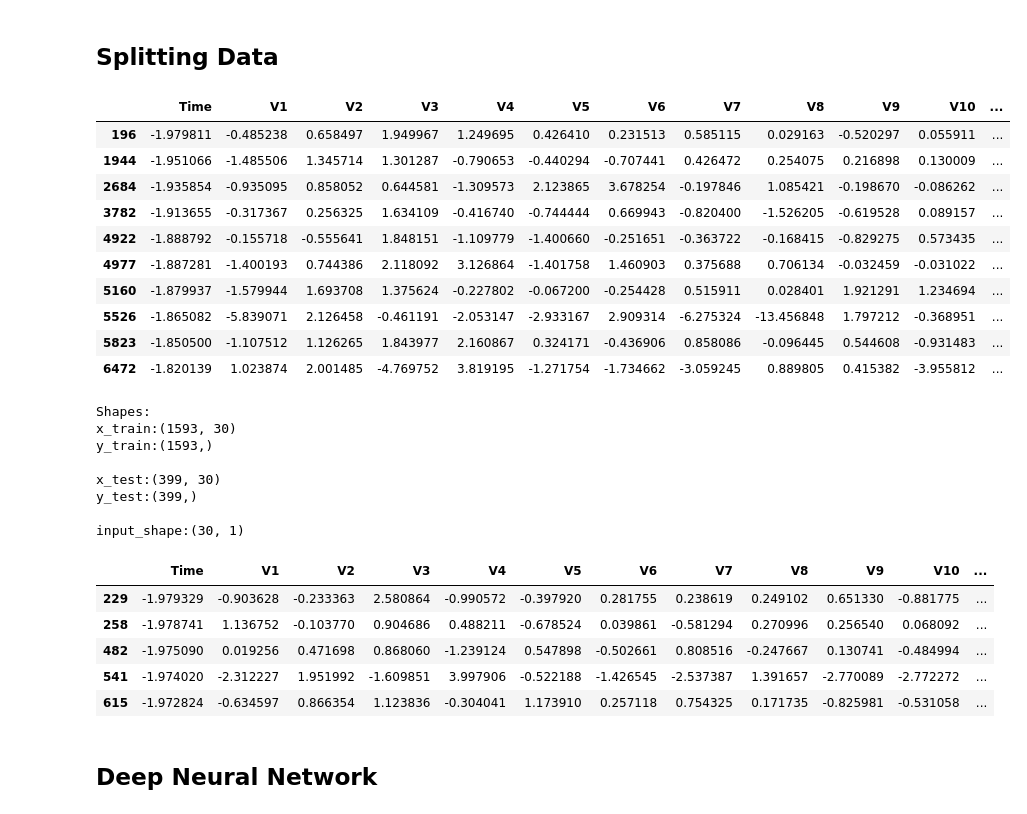
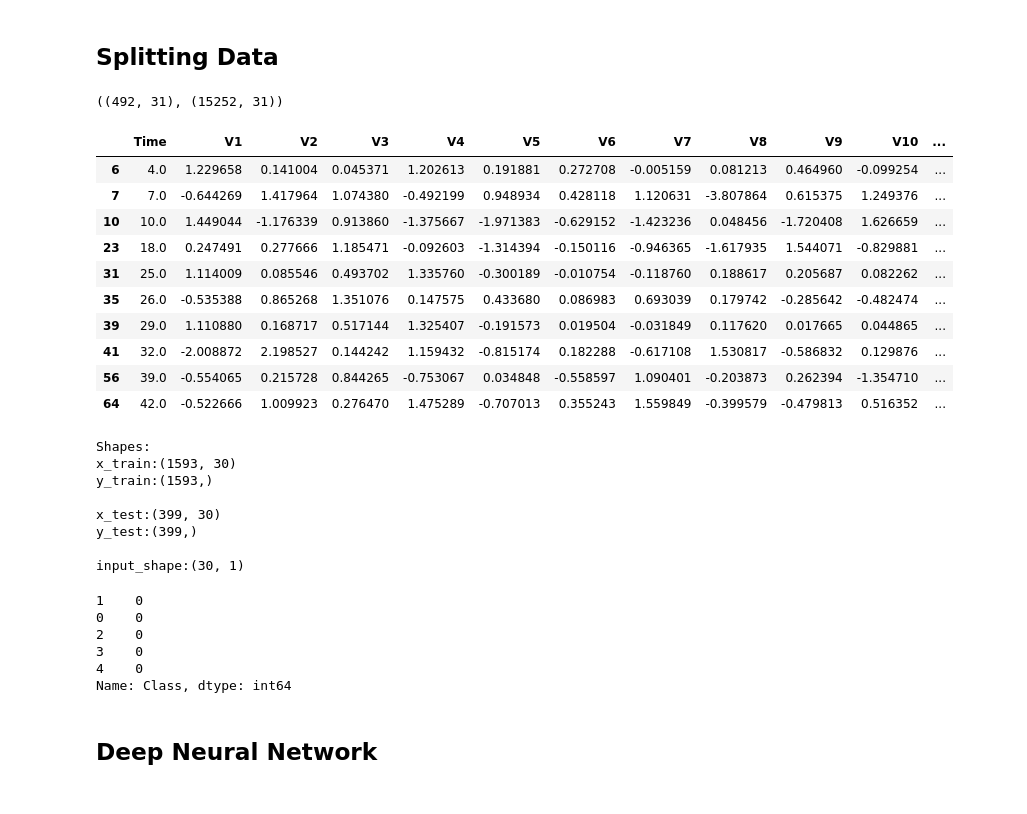
Before and after one commit to ldselvera/Fraud_Detection_Deep_Learning, a Jupyter notebook: Fraud_Detection.ipynb, the cells around one changed output. Drawn from its saved outputs; the diff is of its cells as text; code cells hidden in the pictures.

```diff
--- a/Fraud_Detection.ipynb
+++ b/Fraud_Detection.ipynb
@@ -172,34 +179,38 @@ df['Amount'] = StandardScaler().fit_transform(df['Amount'].values.reshape(-1, 1)
 df['Time'] = StandardScaler().fit_transform(df['Time'].values.reshape(-1, 1))
 # %% [markdown]
 ## Splitting Data
+# %%
+anomalies = df[df["Class"] == 1]
+normal = df[df["Class"] == 0]
+
+anomalies.shape, normal.shape
+# %% [output]
+((492, 31), (15252, 31))
 # %%
-anomalies = df[df["Class"] == 1]
-normal = df[df["Class"] == 0]
-
-data_set = pd.concat([normal[:1500], anomalies])
+data_set = pd.concat([non_fraud_data[:1500], fraud_data])
 
 x_train, x_test = train_test_split(data_set, test_size = 0.2)
 
 x_train = x_train.sort_values(by=['Time'])
 x_test = x_test.sort_values(by=['Time'])
 
 y_train = x_train["Class"]
 y_test = x_test["Class"]
 
 x_train = x_train.drop("Class",axis=1)
 x_test = x_test.drop("Class",axis=1)
 
 x_test.head(10)
 # %% [output]
 |  | Time | V1 | V2 | V3 | V4 | V5 | V6 | V7 | V8 | V9 | V10 | ... |
-| 196 | -1.979811 | -0.485238 | 0.658497 | 1.949967 | 1.249695 | 0.426410 | 0.231513 | 0.585115 | 0.029163 | -0.520297 | 0.055911 | ... |
-| 1944 | -1.951066 | -1.485506 | 1.345714 | 1.301287 | -0.790653 | -0.440294 | -0.707441 | 0.426472 | 0.254075 | 0.216898 | 0.130009 | ... |
-| 2684 | -1.935854 | -0.935095 | 0.858052 | 0.644581 | -1.309573 | 2.123865 | 3.678254 | -0.197846 | 1.085421 | -0.198670 | -0.086262 | ... |
-| 3782 | -1.913655 | -0.317367 | 0.256325 | 1.634109 | -0.416740 | -0.744444 | 0.669943 | -0.820400 | -1.526205 | -0.619528 | 0.089157 | ... |
-| 4922 | -1.888792 | -0.155718 | -0.555641 | 1.848151 | -1.109779 | -1.400660 | -0.251651 | -0.363722 | -0.168415 | -0.829275 | 0.573435 | ... |
-| 4977 | -1.887281 | -1.400193 | 0.744386 | 2.118092 | 3.126864 | -1.401758 | 1.460903 | 0.375688 | 0.706134 | -0.032459 | -0.031022 | ... |
-| 5160 | -1.879937 | -1.579944 | 1.693708 | 1.375624 | -0.227802 | -0.067200 | -0.254428 | 0.515911 | 0.028401 | 1.921291 | 1.234694 | ... |
-| 5526 | -1.865082 | -5.839071 | 2.126458 | -0.461191 | -2.053147 | -2.933167 | 2.909314 | -6.275324 | -13.456848 | 1.797212 | -0.368951 | ... |
-| 5823 | -1.850500 | -1.107512 | 1.126265 | 1.843977 | 2.160867 | 0.324171 | -0.436906 | 0.858086 | -0.096445 | 0.544608 | -0.931483 | ... |
-| 6472 | -1.820139 | 1.023874 | 2.001485 | -4.769752 | 3.819195 | -1.271754 | -1.734662 | -3.059245 | 0.889805 | 0.415382 | -3.955812 | ... |
+| 6 | 4.0 | 1.229658 | 0.141004 | 0.045371 | 1.202613 | 0.191881 | 0.272708 | -0.005159 | 0.081213 | 0.464960 | -0.099254 | ... |
+| 7 | 7.0 | -0.644269 | 1.417964 | 1.074380 | -0.492199 | 0.948934 | 0.428118 | 1.120631 | -3.807864 | 0.615375 | 1.249376 | ... |
+| 10 | 10.0 | 1.449044 | -1.176339 | 0.913860 | -1.375667 | -1.971383 | -0.629152 | -1.423236 | 0.048456 | -1.720408 | 1.626659 | ... |
+| 23 | 18.0 | 0.247491 | 0.277666 | 1.185471 | -0.092603 | -1.314394 | -0.150116 | -0.946365 | -1.617935 | 1.544071 | -0.829881 | ... |
+| 31 | 25.0 | 1.114009 | 0.085546 | 0.493702 | 1.335760 | -0.300189 | -0.010754 | -0.118760 | 0.188617 | 0.205687 | 0.082262 | ... |
+| 35 | 26.0 | -0.535388 | 0.865268 | 1.351076 | 0.147575 | 0.433680 | 0.086983 | 0.693039 | 0.179742 | -0.285642 | -0.482474 | ... |
+| 39 | 29.0 | 1.110880 | 0.168717 | 0.517144 | 1.325407 | -0.191573 | 0.019504 | -0.031849 | 0.117620 | 0.017665 | 0.044865 | ... |
+| 41 | 32.0 | -2.008872 | 2.198527 | 0.144242 | 1.159432 | -0.815174 | 0.182288 | -0.617108 | 1.530817 | -0.586832 | 0.129876 | ... |
+| 56 | 39.0 | -0.554065 | 0.215728 | 0.844265 | -0.753067 | 0.034848 | -0.558597 | 1.090401 | -0.203873 | 0.262394 | -1.354710 | ... |
+| 64 | 42.0 | -0.522666 | 1.009923 | 0.276470 | 1.475289 | -0.707013 | 0.355243 | 1.559849 | -0.399579 | -0.479813 | 0.516352 | ... |
 # %%
@@ -219,13 +234,13 @@ y_test:(399,)
 
 input_shape:(30, 1)
 # %%
-x_train[:5]
+y_train[:5]
 # %% [output]
-|  | Time | V1 | V2 | V3 | V4 | V5 | V6 | V7 | V8 | V9 | V10 | ... |
-| 229 | -1.979329 | -0.903628 | -0.233363 | 2.580864 | -0.990572 | -0.397920 | 0.281755 | 0.238619 | 0.249102 | 0.651330 | -0.881775 | ... |
-| 258 | -1.978741 | 1.136752 | -0.103770 | 0.904686 | 0.488211 | -0.678524 | 0.039861 | -0.581294 | 0.270996 | 0.256540 | 0.068092 | ... |
-| 482 | -1.975090 | 0.019256 | 0.471698 | 0.868060 | -1.239124 | 0.547898 | -0.502661 | 0.808516 | -0.247667 | 0.130741 | -0.484994 | ... |
-| 541 | -1.974020 | -2.312227 | 1.951992 | -1.609851 | 3.997906 | -0.522188 | -1.426545 | -2.537387 | 1.391657 | -2.770089 | -2.772272 | ... |
-| 615 | -1.972824 | -0.634597 | 0.866354 | 1.123836 | -0.304041 | 1.173910 | 0.257118 | 0.754325 | 0.171735 | -0.825981 | -0.531058 | ... |
+1    0
+0    0
+2    0
+3    0
+4    0
+Name: Class, dtype: int64
 # %%
 def plot_learning_curve(history,epochs):
```
Also changed, not shown: parts of 31 cells of this notebook.
